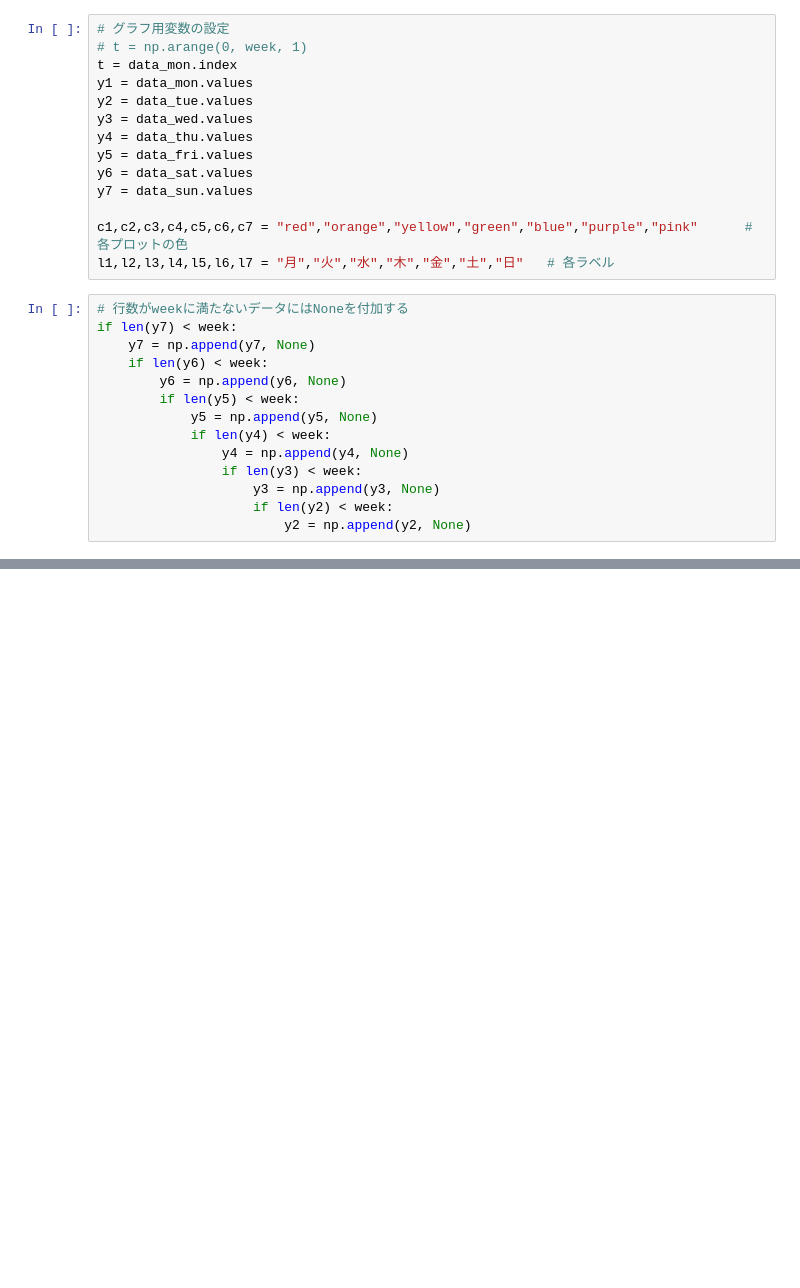
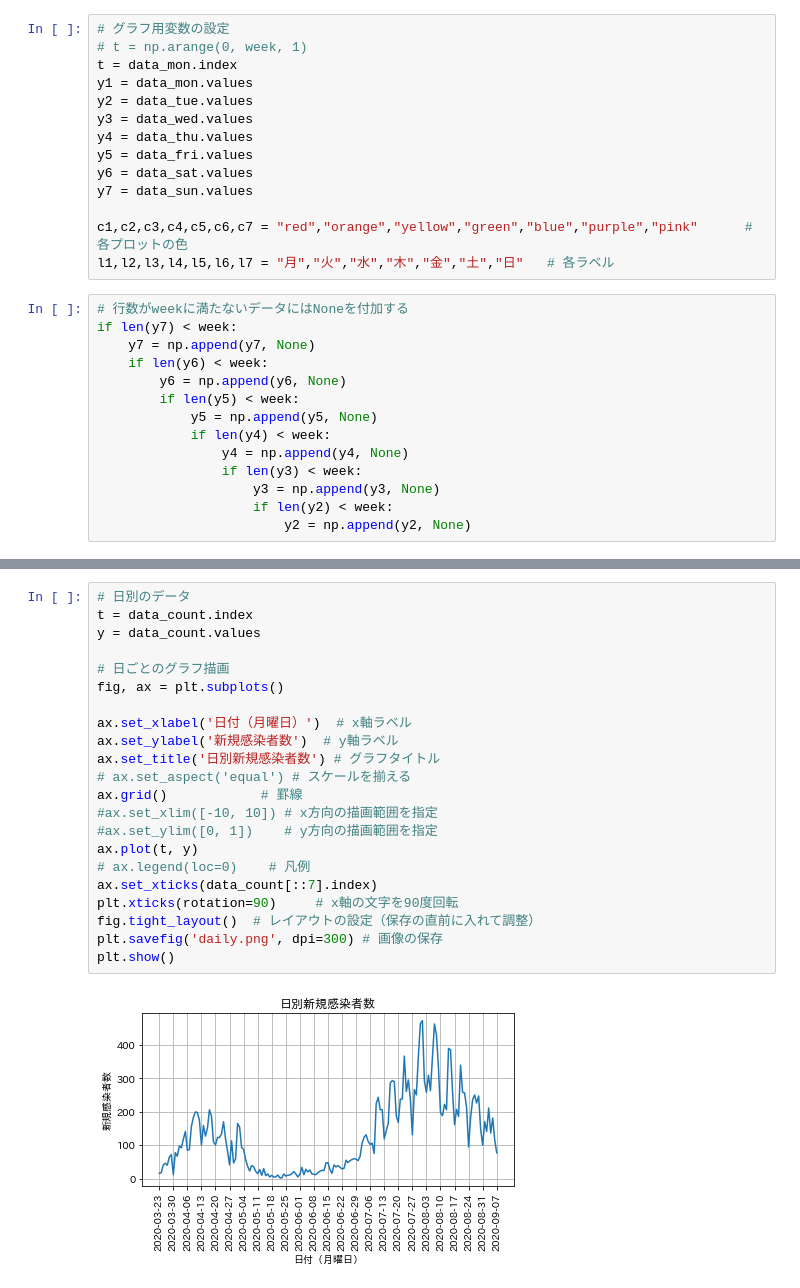
Before and after one commit to k16kgw/covid19, a Jupyter notebook: tokyo/week.ipynb, the cells around one changed output, grey strips where cells are left out. Cells and saved outputs as stored; diff of their text form; blank space fills up the shorter version.

Commit message:
add daily

```diff
--- a/tokyo/week.ipynb
+++ b/tokyo/week.ipynb
@@ -151,0 +152,24 @@ plt.show()
+# %%
+# 日別のデータ
+t = data_count.index
+y = data_count.values
+
+# 日ごとのグラフ描画
+fig, ax = plt.subplots()
+
+ax.set_xlabel('日付（月曜日）')  # x軸ラベル
+ax.set_ylabel('新規感染者数')  # y軸ラベル
+ax.set_title('日別新規感染者数') # グラフタイトル
+# ax.set_aspect('equal') # スケールを揃える
+ax.grid()            # 罫線
+#ax.set_xlim([-10, 10]) # x方向の描画範囲を指定
+#ax.set_ylim([0, 1])    # y方向の描画範囲を指定
+ax.plot(t, y)
+# ax.legend(loc=0)    # 凡例
+ax.set_xticks(data_count[::7].index)
+plt.xticks(rotation=90)     # x軸の文字を90度回転
+fig.tight_layout()  # レイアウトの設定（保存の直前に入れて調整）
+plt.savefig('daily.png', dpi=300) # 画像の保存
+plt.show()
+# %% [output]
+[figure, added]
```
Also changed, not shown: parts of 3 cells of this notebook, 5 other files.
